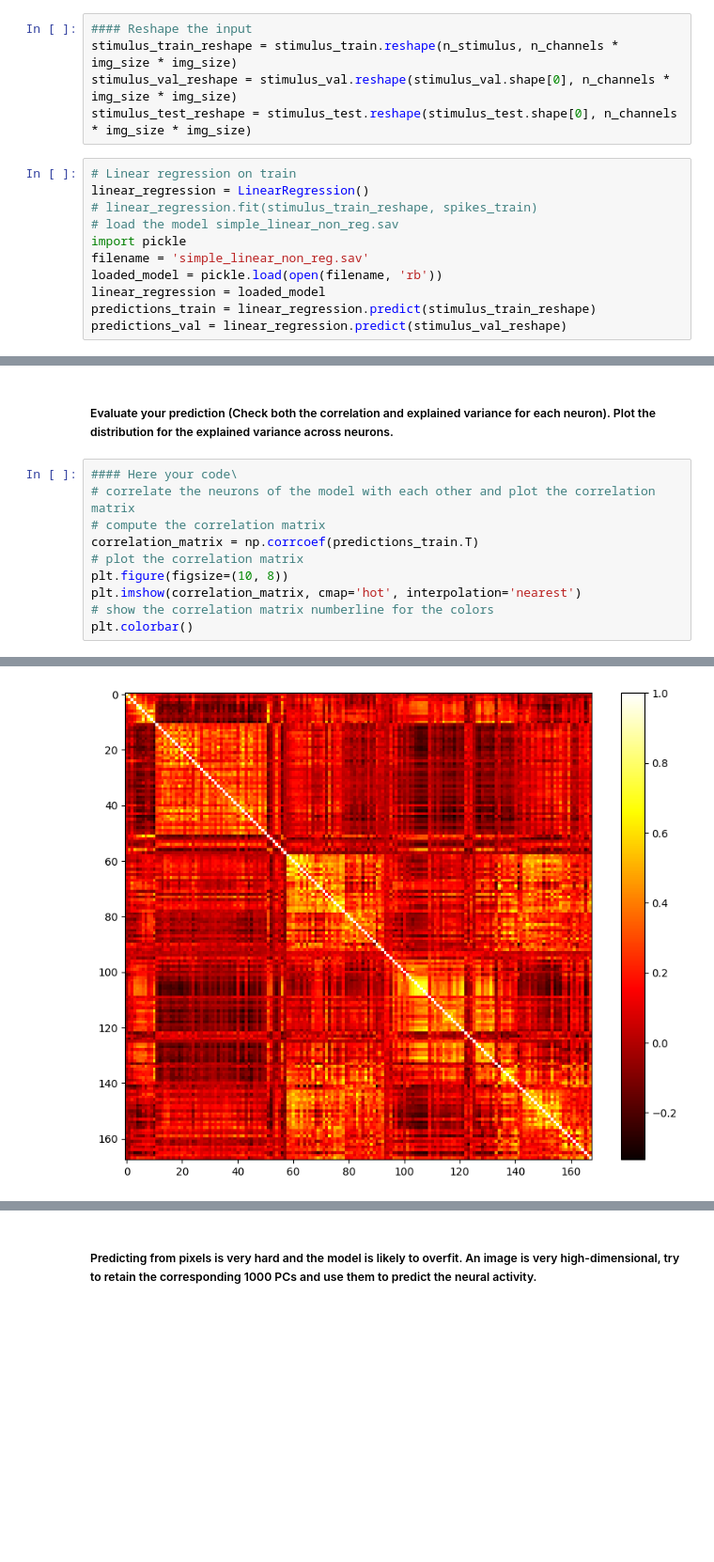
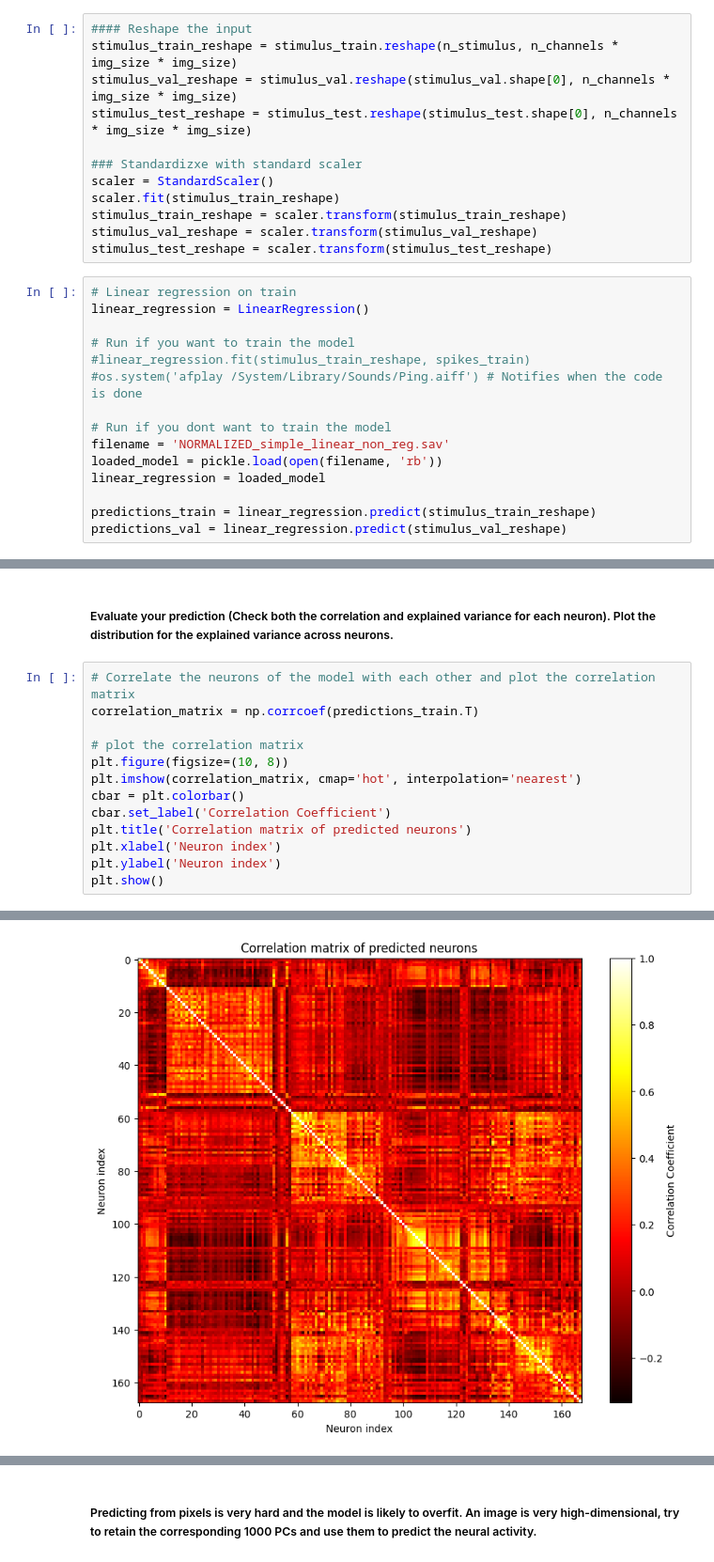
Before and after one commit to GuilhermeCosta-Ferreira/BLCI_G21, a Jupyter notebook: week6.ipynb, the cells around one changed output, grey strips where cells are left out. Shown at 94% size. Cells and saved outputs as stored; diff of their text form; blank space fills up the shorter version.

```diff
--- a/week6.ipynb
+++ b/week6.ipynb
@@ -84,15 +91,26 @@ You can try out different types of linear regression (ridge, least-square regres
 stimulus_train_reshape = stimulus_train.reshape(n_stimulus, n_channels * img_size * img_size)
 stimulus_val_reshape = stimulus_val.reshape(stimulus_val.shape[0], n_channels * img_size * img_size)
 stimulus_test_reshape = stimulus_test.reshape(stimulus_test.shape[0], n_channels * img_size * img_size)
+
+### Standardizxe with standard scaler
+scaler = StandardScaler()
+scaler.fit(stimulus_train_reshape)
+stimulus_train_reshape = scaler.transform(stimulus_train_reshape)
+stimulus_val_reshape = scaler.transform(stimulus_val_reshape)
+stimulus_test_reshape = scaler.transform(stimulus_test_reshape)
 # %%
 # Linear regression on train
 linear_regression = LinearRegression()
-# linear_regression.fit(stimulus_train_reshape, spikes_train)
-# load the model simple_linear_non_reg.sav
-import pickle
-filename = 'simple_linear_non_reg.sav'
+
+# Run if you want to train the model
+#linear_regression.fit(stimulus_train_reshape, spikes_train)
+#os.system('afplay /System/Library/Sounds/Ping.aiff') # Notifies when the code is done
+
+# Run if you dont want to train the model
+filename = 'NORMALIZED_simple_linear_non_reg.sav'
 loaded_model = pickle.load(open(filename, 'rb'))
 linear_regression = loaded_model
+
 predictions_train = linear_regression.predict(stimulus_train_reshape)
 predictions_val = linear_regression.predict(stimulus_val_reshape)
 # %%
@@ -123,13 +137,16 @@ pickle.dump(linear_regression, open(filename, 'wb'))
 # %% [markdown]
 ##### Evaluate your prediction (Check both the correlation and explained variance for each neuron). Plot the distribution for the explained variance across neurons.
 # %%
-#### Here your code\
-# correlate the neurons of the model with each other and plot the correlation matrix
-# compute the correlation matrix
+# Correlate the neurons of the model with each other and plot the correlation matrix
 correlation_matrix = np.corrcoef(predictions_train.T)
+
 # plot the correlation matrix
 plt.figure(figsize=(10, 8))
 plt.imshow(correlation_matrix, cmap='hot', interpolation='nearest')
-# show the correlation matrix numberline for the colors
-plt.colorbar()
+cbar = plt.colorbar()
+cbar.set_label('Correlation Coefficient')
+plt.title('Correlation matrix of predicted neurons')
+plt.xlabel('Neuron index')
+plt.ylabel('Neuron index')
+plt.show()
 # %% [output]
@@ -137 +153 @@ plt.colorbar()
-[figure, old version]
+[figure, new version]
```
Also changed, not shown: parts of 15 cells of this notebook, 2 other files.
